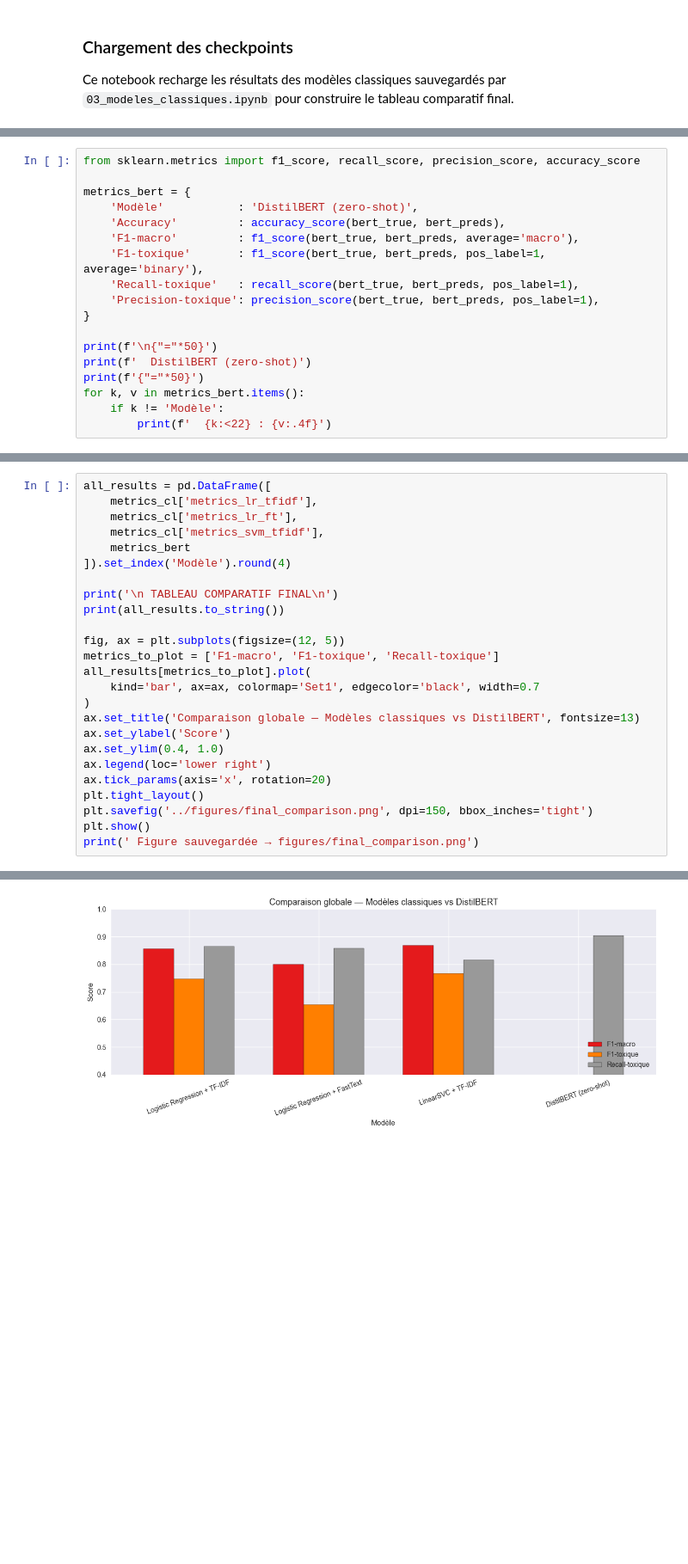
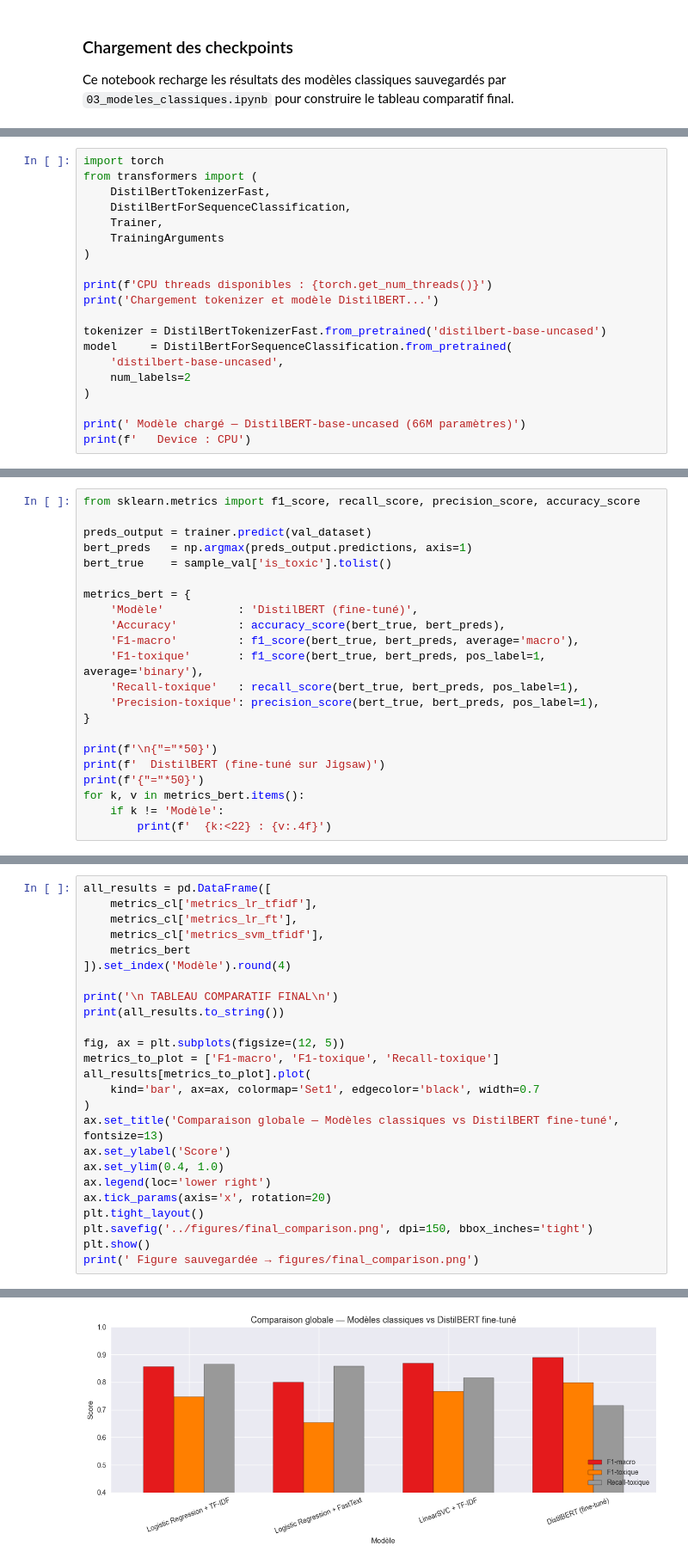
Before and after one commit to tiancielle/ToxiTube, a Jupyter notebook: notebooks/04_bert_analyse.ipynb, the cells around one changed output, grey strips where cells are left out. Shown at 86% size. Saved outputs shown, nothing was run; the diff lists cells and outputs as text; blank space fills up the shorter version.

```diff
--- a/notebooks/04_bert_analyse.ipynb
+++ b/notebooks/04_bert_analyse.ipynb
@@ -165,0 +95,20 @@ Inférence BERT sur 5000 exemples... (5-10 min)
+# %%
+import torch
+from transformers import (
+    DistilBertTokenizerFast,
+    DistilBertForSequenceClassification,
+    Trainer,
+    TrainingArguments
+)
+
+print(f'CPU threads disponibles : {torch.get_num_threads()}')
+print('Chargement tokenizer et modèle DistilBERT...')
+
+tokenizer = DistilBertTokenizerFast.from_pretrained('distilbert-base-uncased')
+model     = DistilBertForSequenceClassification.from_pretrained(
+    'distilbert-base-uncased',
+    num_labels=2
+)
+
+print(' Modèle chargé — DistilBERT-base-uncased (66M paramètres)')
+print(f'   Device : CPU')
@@ -171,8 +274,12 @@ pour pouvoir les comparer directement dans le tableau final.
 # %%
 from sklearn.metrics import f1_score, recall_score, precision_score, accuracy_score
 
+preds_output = trainer.predict(val_dataset)
+bert_preds   = np.argmax(preds_output.predictions, axis=1)
+bert_true    = sample_val['is_toxic'].tolist()
+
 metrics_bert = {
-    'Modèle'           : 'DistilBERT (zero-shot)',
+    'Modèle'           : 'DistilBERT (fine-tuné)',
     'Accuracy'         : accuracy_score(bert_true, bert_preds),
     'F1-macro'         : f1_score(bert_true, bert_preds, average='macro'),
     'F1-toxique'       : f1_score(bert_true, bert_preds, pos_label=1, average='binary'),
@@ -181,7 +288,7 @@ metrics_bert = {
 }
 
 print(f'\n{"="*50}')
-print(f'  DistilBERT (zero-shot)')
+print(f'  DistilBERT (fine-tuné sur Jigsaw)')
 print(f'{"="*50}')
 for k, v in metrics_bert.items():
     if k != 'Modèle':
@@ -220,7 +327,7 @@ metrics_to_plot = ['F1-macro', 'F1-toxique', 'Recall-toxique']
 all_results[metrics_to_plot].plot(
     kind='bar', ax=ax, colormap='Set1', edgecolor='black', width=0.7
 )
-ax.set_title('Comparaison globale — Modèles classiques vs DistilBERT', fontsize=13)
+ax.set_title('Comparaison globale — Modèles classiques vs DistilBERT fine-tuné', fontsize=13)
 ax.set_ylabel('Score')
 ax.set_ylim(0.4, 1.0)
 ax.legend(loc='lower right')
@@ -241,4 +348,4 @@ DistilBERT (zero-shot)            0.3220    0.3088      0.2131          0.9035
-[figure, old version]
+[figure, new version]
  Figure sauvegardée → figures/final_comparison.png
 # %% [markdown]
 ### Partie H — Analyse qualitative des erreurs
```
Also changed, not shown: parts of 24 cells of this notebook, 12 other files.
